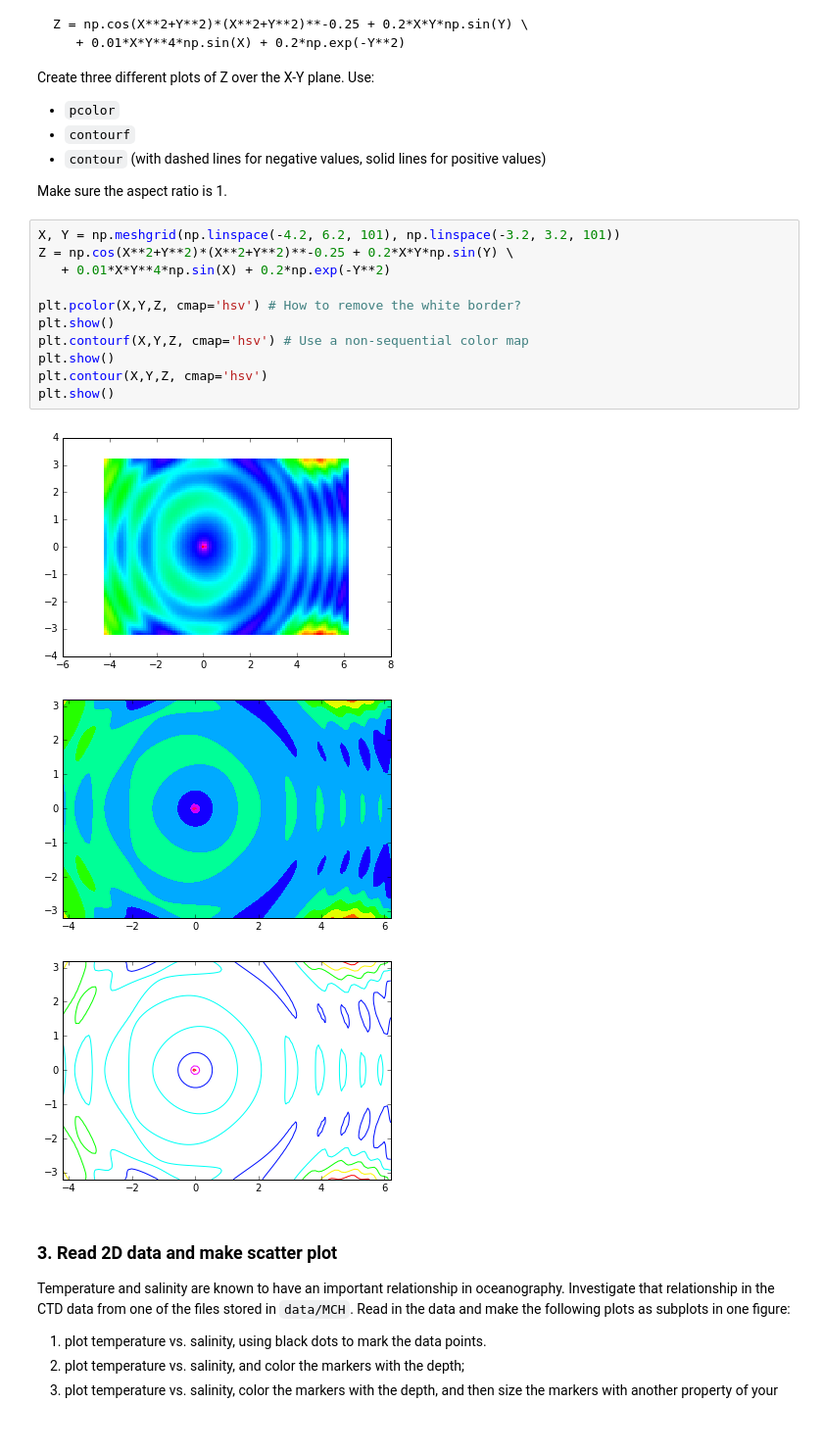
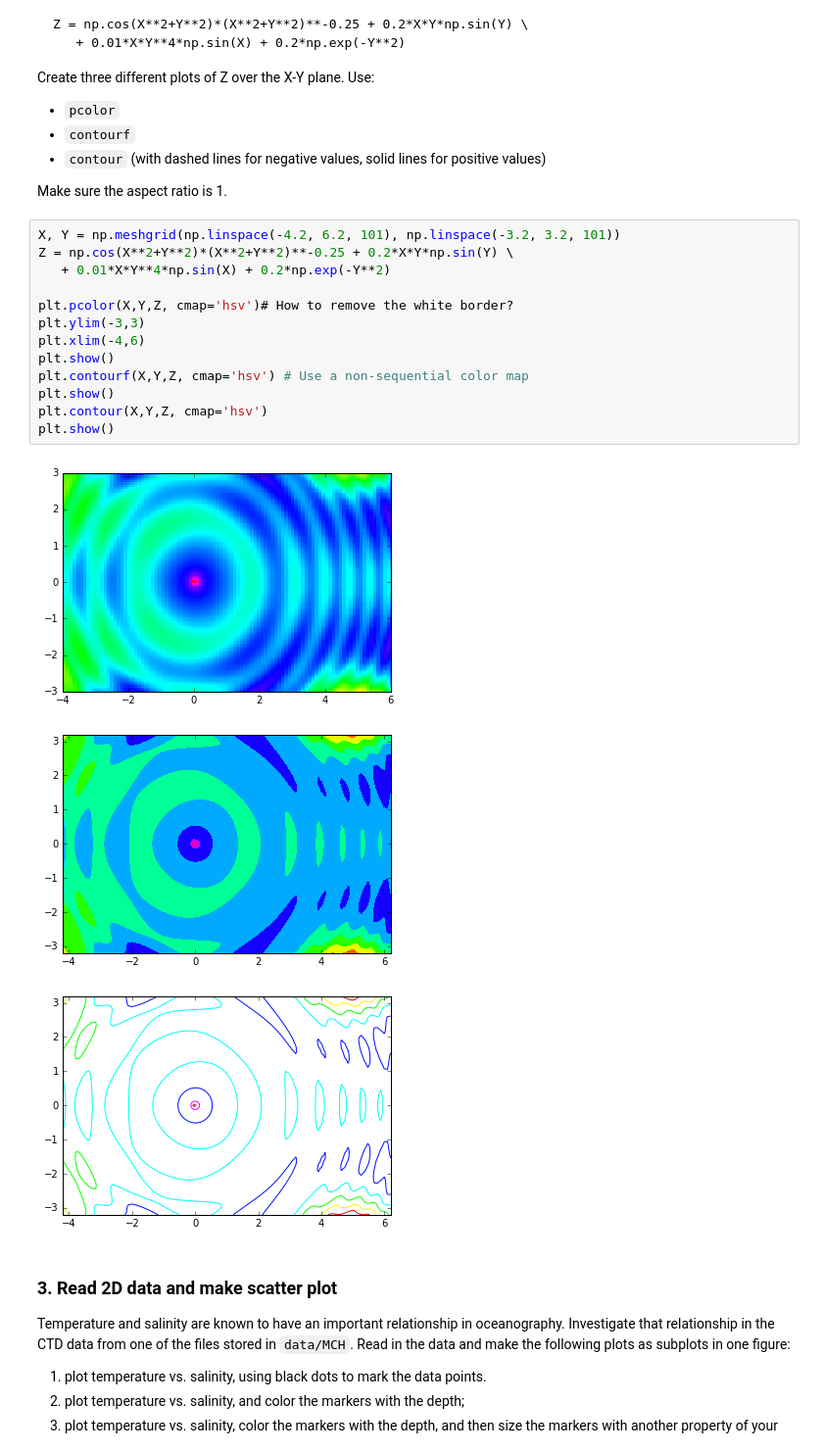
Before and after one commit to johntamu/python4geosciences-hw, a Jupyter notebook: hw04-solutions.ipynb, the cells around one changed output. Shown at 98% size. Saved outputs shown, nothing was run; the diff lists cells and outputs as text.

```diff
--- a/hw04-solutions.ipynb
+++ b/hw04-solutions.ipynb
@@ -37,16 +37,18 @@ Make sure the aspect ratio is 1.
 # %%
 X, Y = np.meshgrid(np.linspace(-4.2, 6.2, 101), np.linspace(-3.2, 3.2, 101))
 Z = np.cos(X**2+Y**2)*(X**2+Y**2)**-0.25 + 0.2*X*Y*np.sin(Y) \
    + 0.01*X*Y**4*np.sin(X) + 0.2*np.exp(-Y**2)
 
-plt.pcolor(X,Y,Z, cmap='hsv') # How to remove the white border?
+plt.pcolor(X,Y,Z, cmap='hsv')# How to remove the white border?
+plt.ylim(-3,3)
+plt.xlim(-4,6)
 plt.show()
 plt.contourf(X,Y,Z, cmap='hsv') # Use a non-sequential color map
 plt.show()
 plt.contour(X,Y,Z, cmap='hsv')
 plt.show()
 # %% [output]
-[figure, old version]
+[figure, new version]
 [figure]
 [figure]
 # %% [markdown]
```
Also changed, not shown: parts of 4 cells of this notebook.
